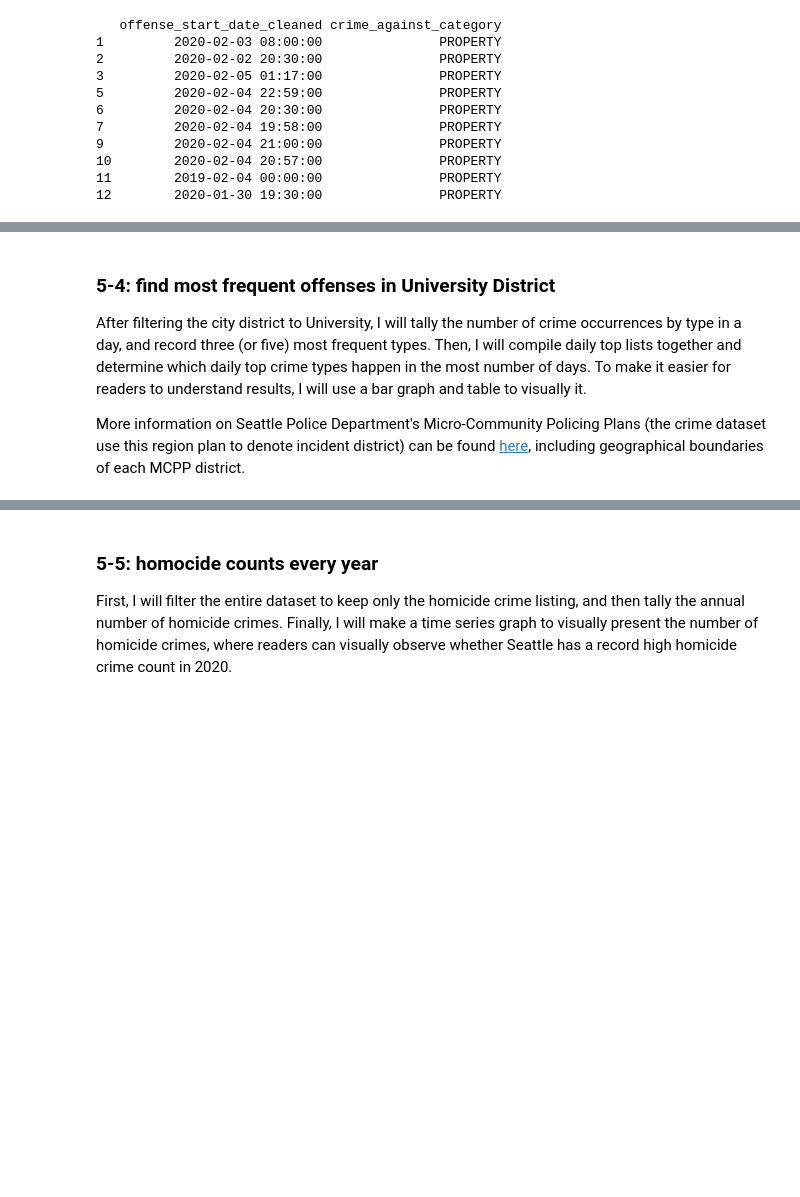
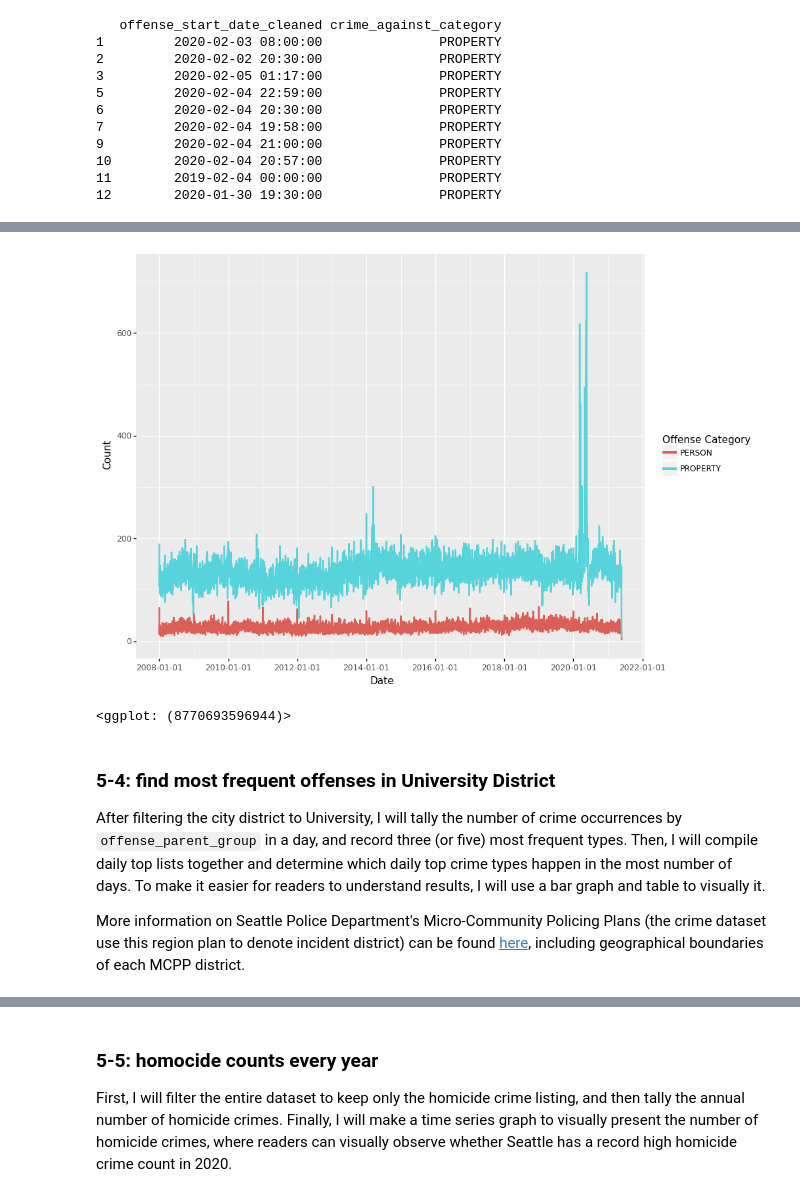
Before and after one commit to GNU-Linuxer/seattle-polie-data-analysis, a Jupyter notebook: Final project.ipynb, the cells around one changed output, grey strips where cells are left out. Cells and saved outputs as stored; diff of their text form; code cells hidden in the pictures; blank space fills up the shorter version.

```diff
--- a/Final project.ipynb
+++ b/Final project.ipynb
@@ -223,8 +246,8 @@ print(police_data_person_property.head(10))
 11        2019-02-04 00:00:00               PROPERTY
 12        2020-01-30 19:30:00               PROPERTY
 # %%
-# Create zero-filled dataframe that holds the count of each crime_against_category (from 2008-01-01 to today)
-index = pd.Series(pd.date_range(datetime.strptime('2008-01', '%Y-%m'), datetime.now(), freq='D'))
+# Create zero-filled dataframe that holds the count of each crime_against_category (from 2008-01-01 to yesterday, as today's data is not uploaded until tomorrow)
+index = pd.Series(pd.date_range(datetime.strptime('2008-01', '%Y-%m'), (datetime.today()- timedelta(days=2)), freq='D'))
 index = index.dt.strftime('%Y-%m-%d')
 
 # Use unique value of crime_against_category (in police data) as column header
@@ -292,0 +333,4 @@ Conduct student-t test to verify whether it's statistically significant to concl
+# %%
+person_property_offense_tally_long = pd.melt(frame=person_property_offense_tally, id_vars=['Date'], var_name="Offense Category", value_name="Count")
+person_property_offense_tally_long['Date']= pd.to_datetime(person_property_offense_tally_long['Date'], format='%Y-%m-%d')
+#print(person_property_offense_tally_long)
@@ -293,6 +352,16 @@ Conduct student-t test to verify whether it's statistically significant to concl
+# %%
+(
+    ggplot(person_property_offense_tally_long, aes(x='Date', y='Count', color='Offense Category')) +
+    geom_line(size = 1)+
+    labs(fill="") +
+    theme(figure_size=(10, 8))
+)
+# %% [output]
+[figure, added]
+<ggplot: (8770693596944)>
 # %% [markdown]
 ### 5-4: find most frequent offenses in University District
 
-After filtering the city district to University, I will tally the number of crime occurrences by type in a day, and record three (or five) most frequent types. Then, I will compile daily top lists together and determine which daily top crime types happen in the most number of days. To make it easier for readers to understand results, I will use a bar graph and table to visually it.
+After filtering the city district to University, I will tally the number of crime occurrences by `offense_parent_group` in a day, and record three (or five) most frequent types. Then, I will compile daily top lists together and determine which daily top crime types happen in the most number of days. To make it easier for readers to understand results, I will use a bar graph and table to visually it.
 
 More information on Seattle Police Department's Micro-Community Policing Plans (the crime dataset use this region plan to denote incident district) can be found [here](https://www.seattle.gov/police/information-and-data/mcpp-about), including geographical boundaries of each MCPP district.
```
Also changed, not shown: parts of 26 cells of this notebook, 2 other files.
